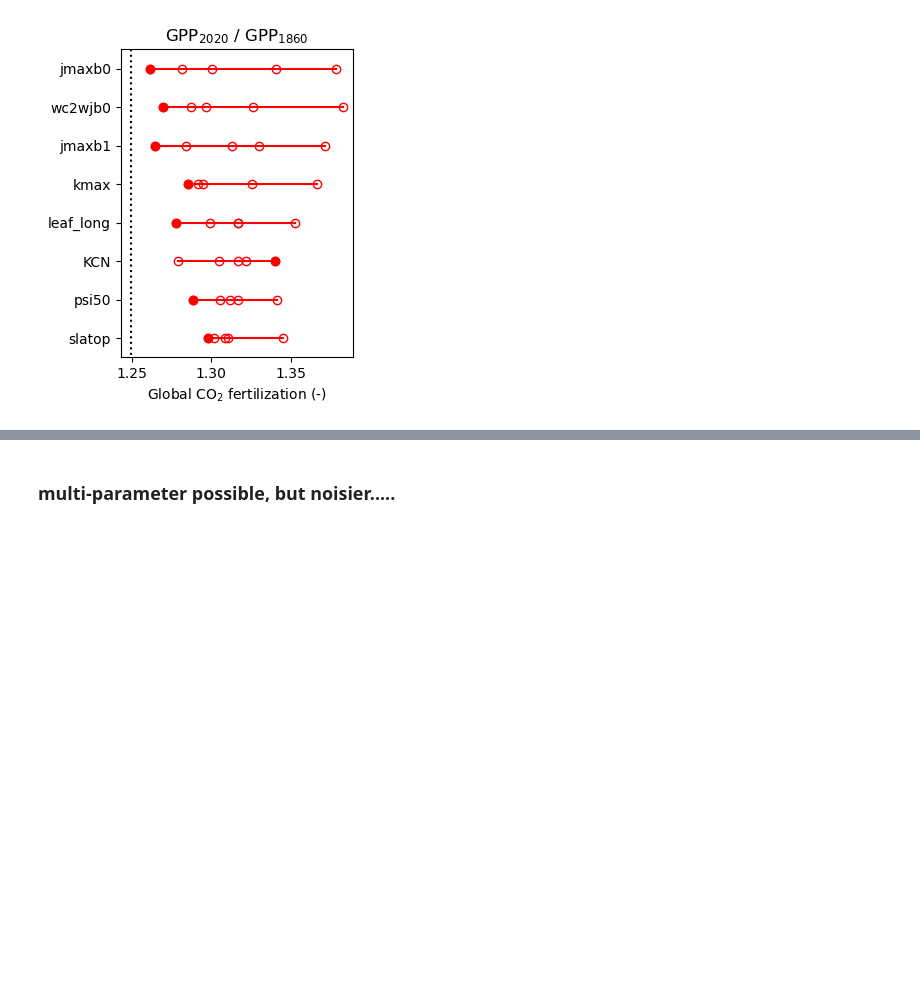
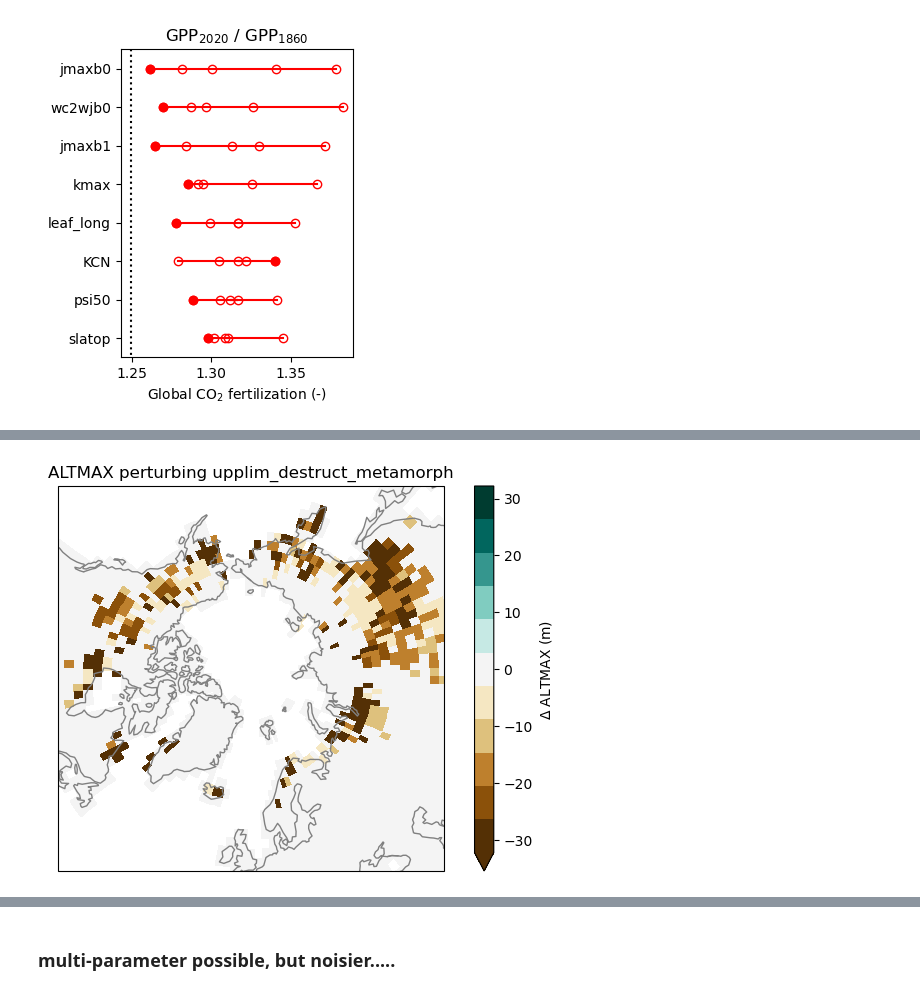
Before and after one commit to NCAR/ctsm6_ppe, a Jupyter notebook: diagnostics/diags.ipynb, the cells around one changed output, grey strips where cells are left out. Cells and saved outputs as stored; diff of their text form; code cells hidden in the pictures; blank space fills up the shorter version.

```diff
--- a/diagnostics/diags.ipynb
+++ b/diagnostics/diags.ipynb
@@ -125,0 +225,41 @@ rank_plot(x,g,xlab,tstr,topn=8)
+# %%
+def get_lim(dx,la):
+    #can find a decent vmin/vmax if extreme pixels are drowning out the signal
+    dxtot=abs((dx*la).sum())
+    lmax=abs(dx).max().values
+    l95=lmax
+    incr=lmax/3
+    cutoff=0.05
+    for i in range(20):
+        l95=l95-incr
+        trunc=((abs(dx)>=l95)*(lmax-l95)*la).sum()/dxtot  # fraction of signal truncated
+        if trunc>cutoff:
+            l95+=incr
+            incr=incr/2.5
+    return l95
+# %%
+v='ALTMAX'
+param='upplim_destruct_metamorph'
+
+x=ds[v+'_gridded_amean'].sel(year=slice(2004,2023)).mean(dim='year').compute()
+gg=g[param]
+gg.name='param'
+xg=x.groupby(gg).mean()
+dx=xg.isel(param=4)-xg.isel(param=0)
+u=ds[v+'_gridded_amean'].attrs['units']
+
+
+
+fig = plt.figure(figsize=(8, 5))
+ax = fig.add_subplot(111,projection=ccrs.NorthPolarStereo())
+extent = [-180, 180,50,90]
+ax.set_extent(extent, crs=ccrs.PlateCarree())
+ax.coastlines(color='grey')
+
+lim=get_lim(dx,la)
+get_map(dx).plot(cmap=brown_green(),transform=ccrs.PlateCarree(),
+                 cbar_kwargs={'label':'$\Delta$ '+v+' ('+u+')'},
+                 vmin=-lim,vmax=lim)
+ax.set_title(v+' perturbing '+param);
+# %% [output]
+[figure, added]
```
Also changed, not shown: parts of 14 cells of this notebook.
